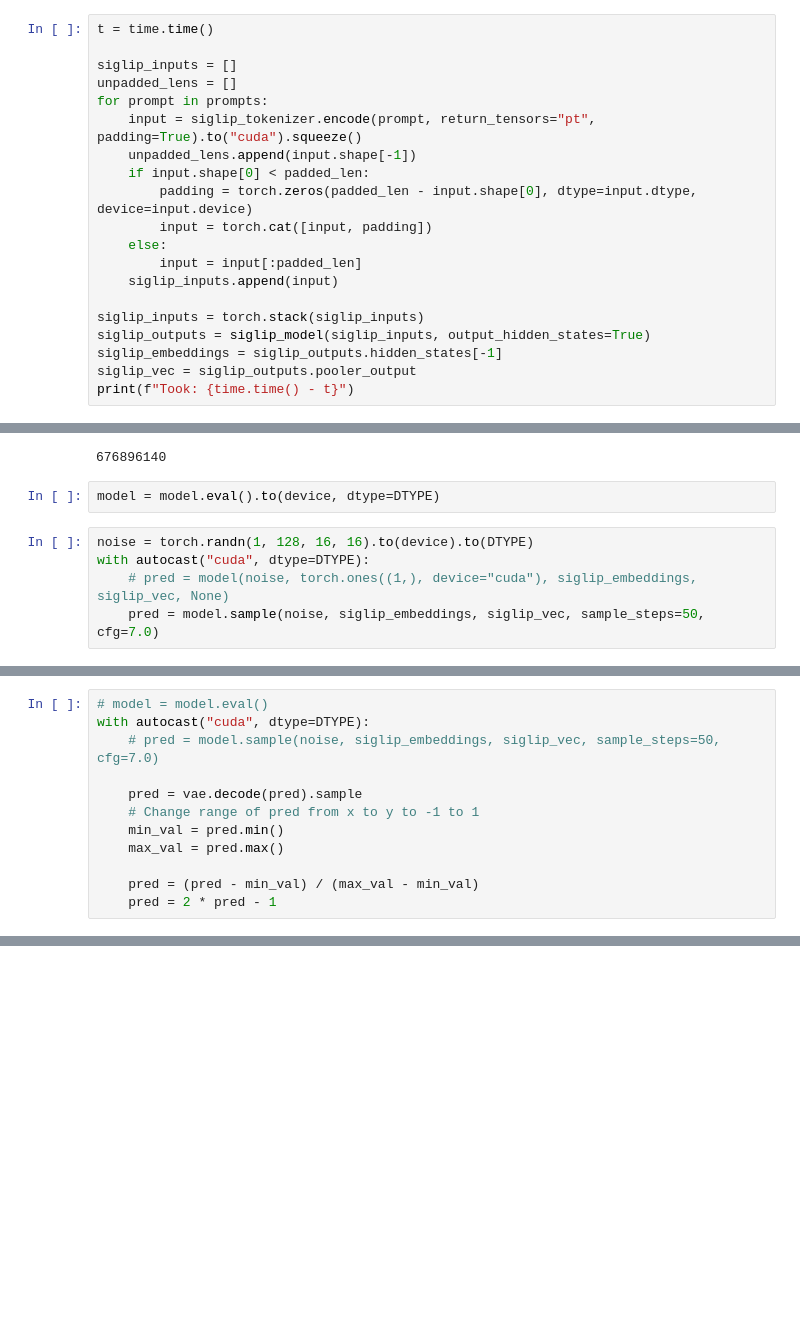
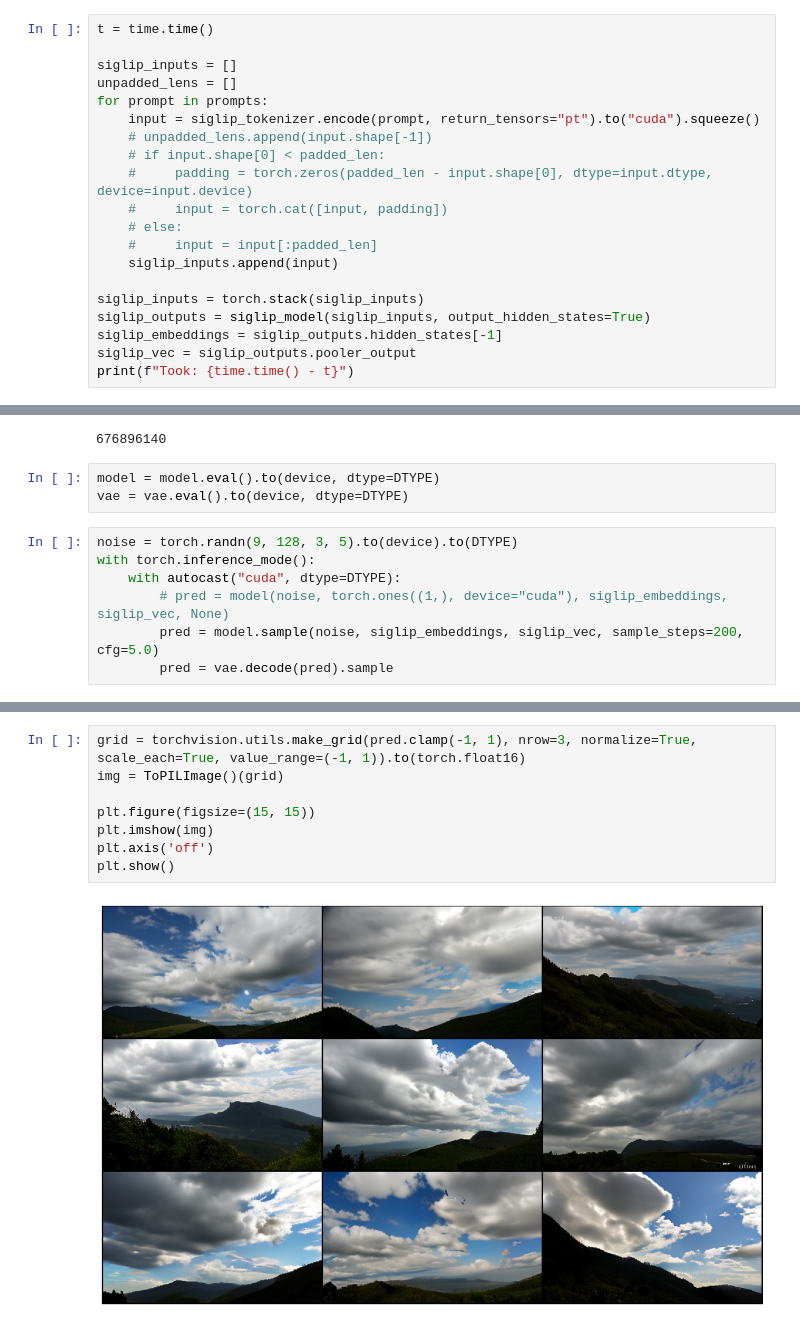
Before and after one commit to geronimi73/reimei, a Jupyter notebook: test_model.ipynb, the cells around one changed output, grey strips where cells are left out. Saved outputs shown, nothing was run; the diff lists cells and outputs as text; blank space fills up the shorter version.

```diff
--- a/test_model.ipynb
+++ b/test_model.ipynb
@@ -86,13 +70,13 @@ t = time.time()
 siglip_inputs = []
 unpadded_lens = []
 for prompt in prompts:
-    input = siglip_tokenizer.encode(prompt, return_tensors="pt", padding=True).to("cuda").squeeze()
-    unpadded_lens.append(input.shape[-1])
-    if input.shape[0] < padded_len:
-        padding = torch.zeros(padded_len - input.shape[0], dtype=input.dtype, device=input.device)
-        input = torch.cat([input, padding])
-    else:
-        input = input[:padded_len]
+    input = siglip_tokenizer.encode(prompt, return_tensors="pt").to("cuda").squeeze()
+    # unpadded_lens.append(input.shape[-1])
+    # if input.shape[0] < padded_len:
+    #     padding = torch.zeros(padded_len - input.shape[0], dtype=input.dtype, device=input.device)
+    #     input = torch.cat([input, padding])
+    # else:
+    #     input = input[:padded_len]
     siglip_inputs.append(input)
 
 siglip_inputs = torch.stack(siglip_inputs)
@@ -122,8 +106,11 @@ print(sum(p.numel() for p in vae.parameters()))
 676896140
 # %%
 model = model.eval().to(device, dtype=DTYPE)
+vae = vae.eval().to(device, dtype=DTYPE)
 # %%
-noise = torch.randn(1, 128, 16, 16).to(device).to(DTYPE)
-with autocast("cuda", dtype=DTYPE):
-    # pred = model(noise, torch.ones((1,), device="cuda"), siglip_embeddings, siglip_vec, None)
-    pred = model.sample(noise, siglip_embeddings, siglip_vec, sample_steps=50, cfg=7.0)
+noise = torch.randn(9, 128, 3, 5).to(device).to(DTYPE)
+with torch.inference_mode():
+    with autocast("cuda", dtype=DTYPE):
+        # pred = model(noise, torch.ones((1,), device="cuda"), siglip_embeddings, siglip_vec, None)
+        pred = model.sample(noise, siglip_embeddings, siglip_vec, sample_steps=200, cfg=5.0)
+        pred = vae.decode(pred).sample
@@ -140,12 +116,0 @@ vae = vae.to(device)
-# %%
-# model = model.eval()
-with autocast("cuda", dtype=DTYPE):
-    # pred = model.sample(noise, siglip_embeddings, siglip_vec, sample_steps=50, cfg=7.0)
-
-    pred = vae.decode(pred).sample
-    # Change range of pred from x to y to -1 to 1
-    min_val = pred.min()
-    max_val = pred.max()
-
-    pred = (pred - min_val) / (max_val - min_val)
-    pred = 2 * pred - 1
@@ -176,0 +117,10 @@ with torch.inference_mode():
+# %%
+grid = torchvision.utils.make_grid(pred.clamp(-1, 1), nrow=3, normalize=True, scale_each=True, value_range=(-1, 1)).to(torch.float16)
+img = ToPILImage()(grid)
+
+plt.figure(figsize=(15, 15))
+plt.imshow(img)
+plt.axis('off')
+plt.show()
+# %% [output]
+[figure, added]
```
Also changed, not shown: parts of 16 cells of this notebook.
